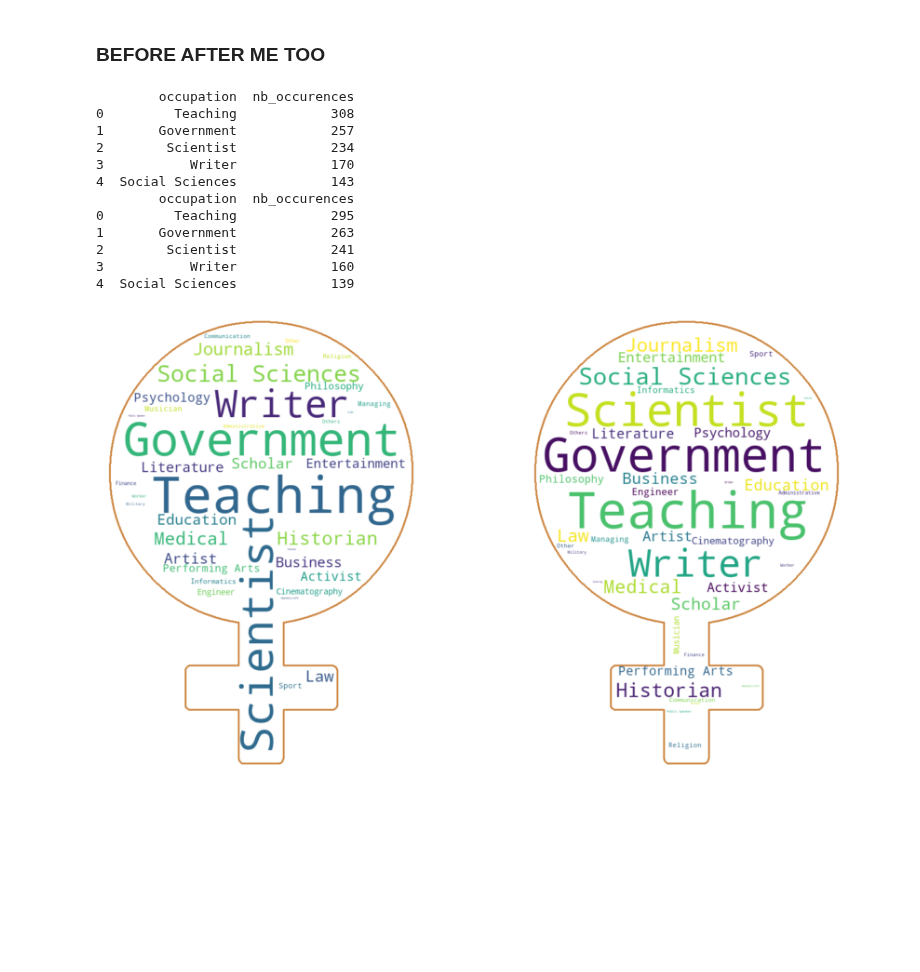
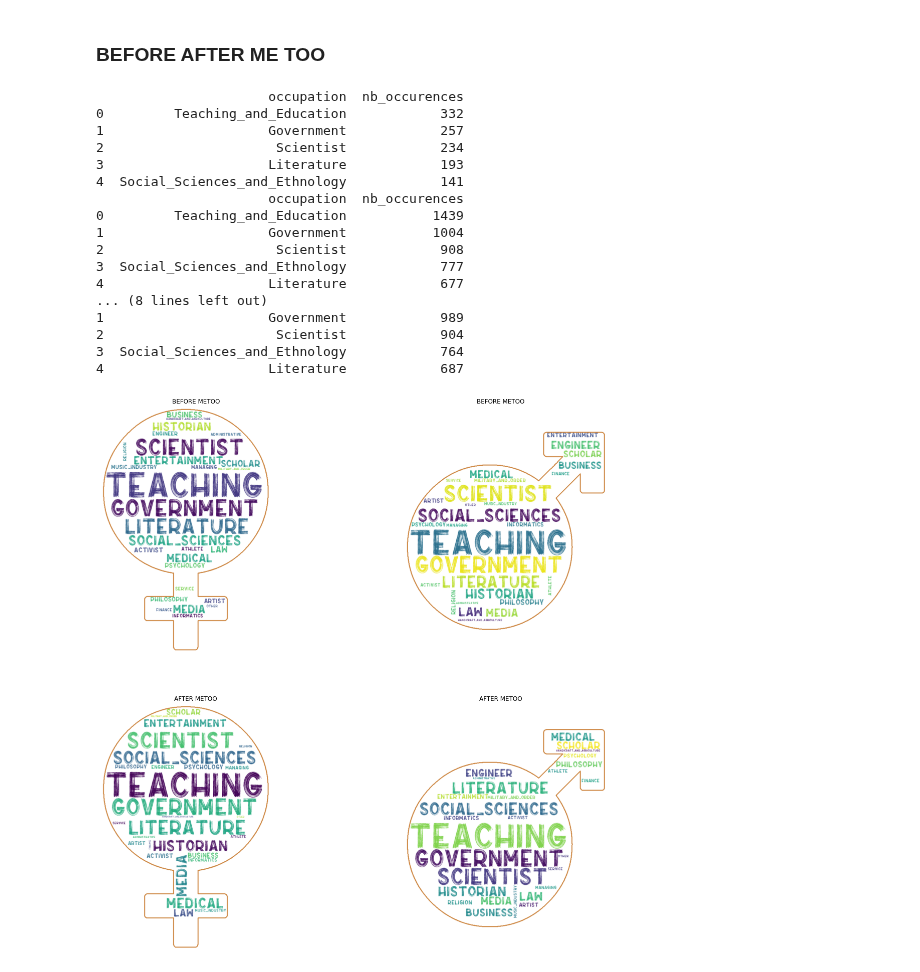
Before and after one commit to janougome/ADA-team, a Jupyter notebook: Milestone3.ipynb, the cells around one changed output. Saved outputs shown, nothing was run; the diff lists cells and outputs as text; code cells hidden in the pictures; blank space fills up the shorter version.

```diff
--- a/Milestone3.ipynb
+++ b/Milestone3.ipynb
@@ -581,34 +572,67 @@ df_occ_female_after = balanced_female[balanced_female['label']==1].occupation.ex
+# %%
+df_occ_female_before = balanced_all_genders[(balanced_all_genders['label']==0)&(balanced_all_genders['gender'] == 'female')].occupation.explode(ignore_index=True)
+df_occ_female_after = balanced_all_genders[(balanced_all_genders['label']==1)&(balanced_all_genders['gender'] == 'female')].occupation.explode(ignore_index=True)
+df_occ_male_before = balanced_all_genders[(balanced_all_genders['label']==0)&(balanced_all_genders['gender'] == 'male')].occupation.explode(ignore_index=True)
+df_occ_male_after = balanced_all_genders[(balanced_all_genders['label']==1)&(balanced_all_genders['gender'] == 'male')].occupation.explode(ignore_index=True)
 # %%
 #Compute the reprensented occupations for female speakers before me too
 most_occ_female_before=pd.DataFrame(Counter(df_occ_female_before).most_common(),columns =['occupation', 'nb_occurences'])
+most_occ_male_before = pd.DataFrame(Counter(df_occ_male_before).most_common(),columns =['occupation', 'nb_occurences'])
+most_occ_male_before.dropna(inplace=True)
 print(most_occ_female_before.head())
+print(most_occ_male_before.head())
 
 #Compute the reprensented occupations for female speakers after me too
 most_occ_female_after=pd.DataFrame(Counter(df_occ_female_after).most_common(),columns =['occupation', 'nb_occurences'])
+most_occ_male_after=pd.DataFrame(Counter(df_occ_male_after).most_common(),columns =['occupation', 'nb_occurences'])
+most_occ_male_after.dropna(inplace=True)
 print(most_occ_female_after.head())
+print(most_occ_male_after.head())
 # %% [output]
-        occupation  nb_occurences
-0         Teaching            308
-1       Government            257
-2        Scientist            234
-3           Writer            170
-4  Social Sciences            143
-        occupation  nb_occurences
-0         Teaching            295
-1       Government            263
-2        Scientist            241
-3           Writer            160
-4  Social Sciences            139
+                      occupation  nb_occurences
+0         Teaching_and_Education            332
+1                     Government            257
+2                      Scientist            234
+3                     Literature            193
+4  Social_Sciences_and_Ethnology            141
+                      occupation  nb_occurences
+0         Teaching_and_Education           1439
+1                     Government           1004
+2                      Scientist            908
+3  Social_Sciences_and_Ethnology            777
+4                     Literature            677
+... (8 lines left out)
+1                     Government            989
+2                      Scientist            904
+3  Social_Sciences_and_Ethnology            764
+4                     Literature            687
+# %%
+most_occ_female_before['occupation'].replace({'Teaching_and_Education':'Teaching','Social_Sciences_and_Ethnology': 'Social_sciences','Media_and_Journalism':'Media'},inplace=True)
+most_occ_female_after['occupation'].replace({'Teaching_and_Education':'Teaching','Social_Sciences_and_Ethnology': 'Social_sciences','Media_and_Journalism':'Media'},inplace=True)
+most_occ_male_before['occupation'].replace({'Teaching_and_Education':'Teaching','Social_Sciences_and_Ethnology': 'Social_sciences','Media_and_Journalism':'Media'},inplace=True)
+most_occ_male_after['occupation'].replace({'Teaching_and_Education':'Teaching','Social_Sciences_and_Ethnology': 'Social_sciences','Media_and_Journalism':'Media'},inplace=True)
 # %%
+#before me too
+Worldcloud_before_fem = create_Worldcloud(most_occ_female_before,'data/female.png')
+Worldcloud_before_mal = create_Worldcloud(most_occ_male_before,'data/male.png')
 
-Worldcloud_before = create_Worldcloud(most_occ_female_before,'data/female.png')
-Worldcloud_after = create_Worldcloud(most_occ_female_after,'data/female.png')
+#after me too
+Worldcloud_after_fem = create_Worldcloud(most_occ_female_after,'data/female.png')
+Worldcloud_after_mal = create_Worldcloud(most_occ_male_after,'data/male.png')
 # %%
-fig,ax = plt.subplots(1,2, figsize=(15,15))
-ax[0].imshow(Worldcloud_before, cmap=plt.cm.gray, interpolation="bilinear")
-ax[0].axis("off")
-ax[1].imshow(Worldcloud_after, cmap=plt.cm.gray, interpolation="bilinear")
-ax[1].axis("off")
+fig,ax = plt.subplots(2,2, figsize=(20,20))
+ax[0,0].imshow(Worldcloud_before_fem, cmap=plt.cm.gray, interpolation="bilinear")
+ax[0,0].axis("off")
+ax[0,0].set_title('BEFORE METOO')
+ax[0,1].imshow(Worldcloud_before_mal, cmap=plt.cm.gray, interpolation="bilinear")
+ax[0,1].set_title('BEFORE METOO')
+ax[0,1].axis("off")
+ax[1,0].imshow(Worldcloud_after_fem, cmap=plt.cm.gray, interpolation="bilinear")
+ax[1,0].set_title('AFTER METOO')
+ax[1,0].axis("off")
+ax[1,1].imshow(Worldcloud_after_mal, cmap=plt.cm.gray, interpolation="bilinear")
+ax[1,1].set_title('AFTER METOO')
+ax[1,1].axis("off")
 plt.show()
 # %% [output]
-[figure, old version]
+[figure, new version]
```
Also changed, not shown: parts of 8 cells of this notebook, 4 other files.
